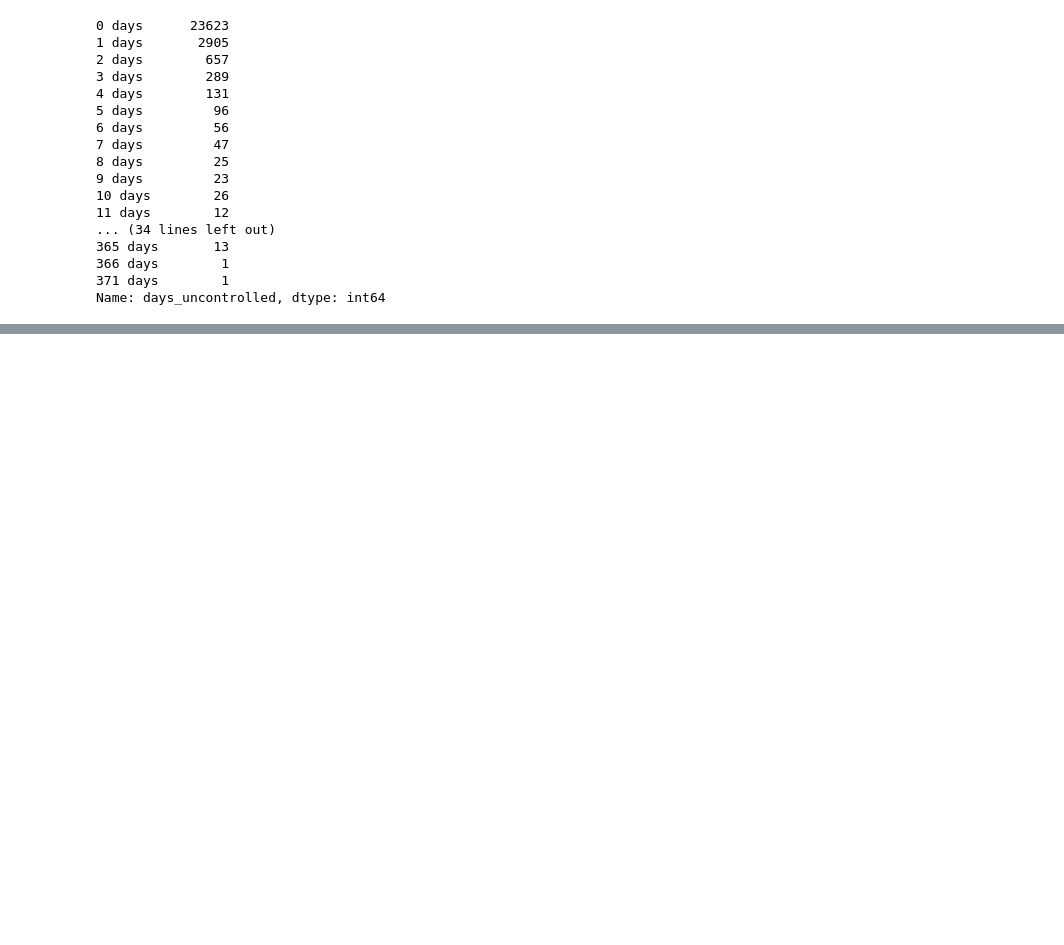
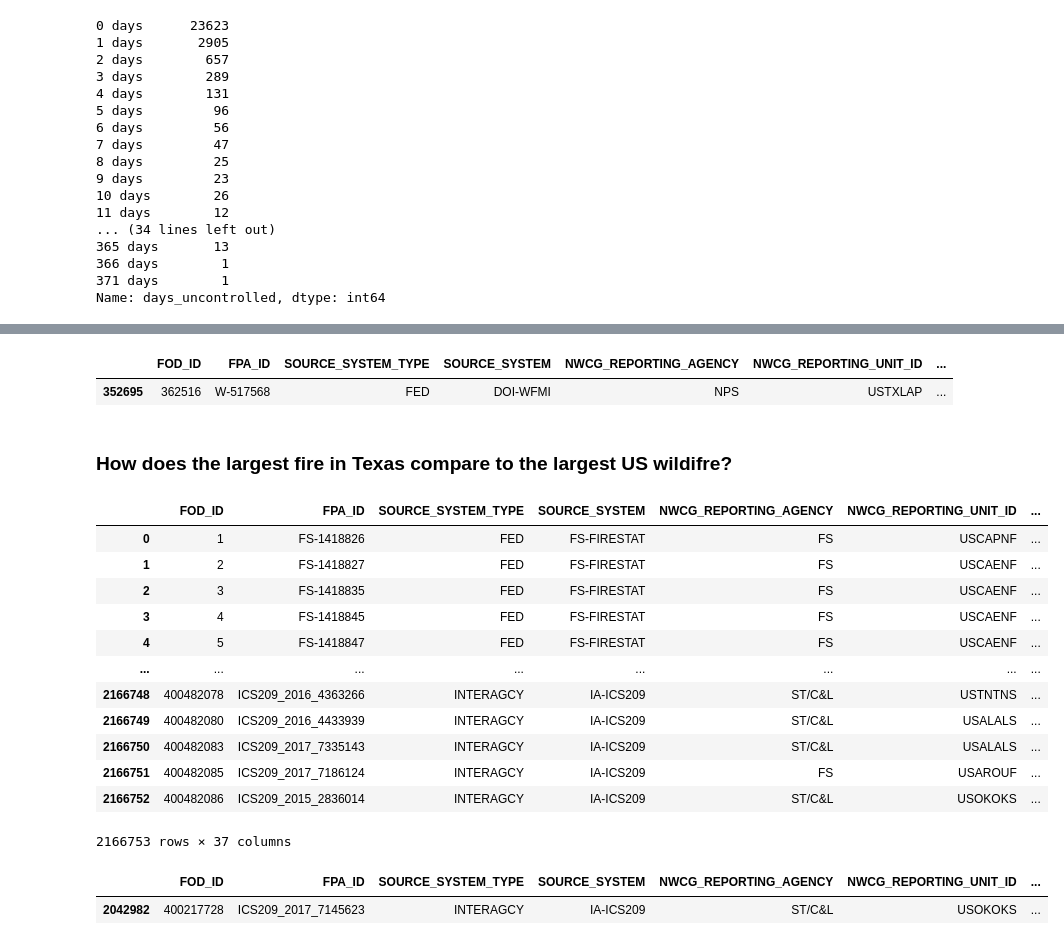
Before and after one commit to Dames-Researching-Flames/Sound-the-Alarm, a Jupyter notebook: Final_Report.ipynb, the cells around one changed output, grey strips where cells are left out. Cells and saved outputs as stored; diff of their text form; code cells hidden in the pictures; blank space fills up the shorter version.

```diff
--- a/Final_Report.ipynb
+++ b/Final_Report.ipynb
@@ -562,0 +607,34 @@ Name: days_uncontrolled, dtype: int64
+# %%
+# Isolate the row with the largest fire size for dataframe specific to only fires in Texas
+# to get the largest Texas wildfire in this dataset
+
+tx_fires_names[tx_fires_names.FIRE_SIZE == tx_fires_names.FIRE_SIZE.max()]
+# %% [output]
+|  | FOD_ID | FPA_ID | SOURCE_SYSTEM_TYPE | SOURCE_SYSTEM | NWCG_REPORTING_AGENCY | NWCG_REPORTING_UNIT_ID | ... |
+| 352695 | 362516 | W-517568 | FED | DOI-WFMI | NPS | USTXLAP | ... |
+# %% [markdown]
+### How does the largest fire in Texas compare to the largest US wildifre?
+# %%
+# bring in original dataset with fire names
+
+original_df_names = pd.read_csv('fires.csv', index_col=0)
+original_df_names
+# %% [output]
+|  | FOD_ID | FPA_ID | SOURCE_SYSTEM_TYPE | SOURCE_SYSTEM | NWCG_REPORTING_AGENCY | NWCG_REPORTING_UNIT_ID | ... |
+| 0 | 1 | FS-1418826 | FED | FS-FIRESTAT | FS | USCAPNF | ... |
+| 1 | 2 | FS-1418827 | FED | FS-FIRESTAT | FS | USCAENF | ... |
+| 2 | 3 | FS-1418835 | FED | FS-FIRESTAT | FS | USCAENF | ... |
+| 3 | 4 | FS-1418845 | FED | FS-FIRESTAT | FS | USCAENF | ... |
+| 4 | 5 | FS-1418847 | FED | FS-FIRESTAT | FS | USCAENF | ... |
+| ... | ... | ... | ... | ... | ... | ... | ... |
+| 2166748 | 400482078 | ICS209_2016_4363266 | INTERAGCY | IA-ICS209 | ST/C&L | USTNTNS | ... |
+| 2166749 | 400482080 | ICS209_2016_4433939 | INTERAGCY | IA-ICS209 | ST/C&L | USALALS | ... |
+| 2166750 | 400482083 | ICS209_2017_7335143 | INTERAGCY | IA-ICS209 | ST/C&L | USALALS | ... |
+| 2166751 | 400482085 | ICS209_2017_7186124 | INTERAGCY | IA-ICS209 | FS | USAROUF | ... |
+| 2166752 | 400482086 | ICS209_2015_2836014 | INTERAGCY | IA-ICS209 | ST/C&L | USOKOKS | ... |
+2166753 rows × 37 columns
+# %%
+original_df_names[original_df_names.FIRE_SIZE == original_df_names.FIRE_SIZE.max()]
+# %% [output]
+|  | FOD_ID | FPA_ID | SOURCE_SYSTEM_TYPE | SOURCE_SYSTEM | NWCG_REPORTING_AGENCY | NWCG_REPORTING_UNIT_ID | ... |
+| 2042982 | 400217728 | ICS209_2017_7145623 | INTERAGCY | IA-ICS209 | ST/C&L | USOKOKS | ... |
```
Also changed, not shown: parts of 6 cells of this notebook, 1 other file.
